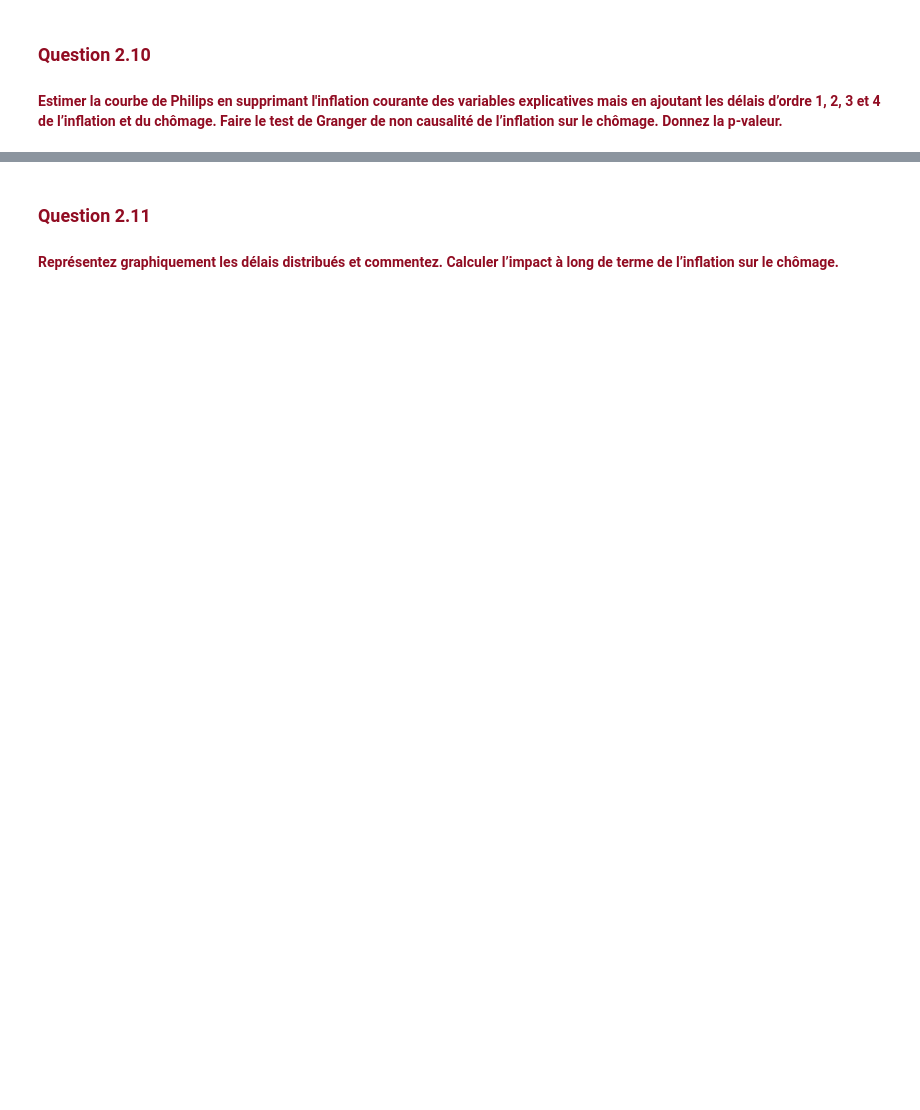
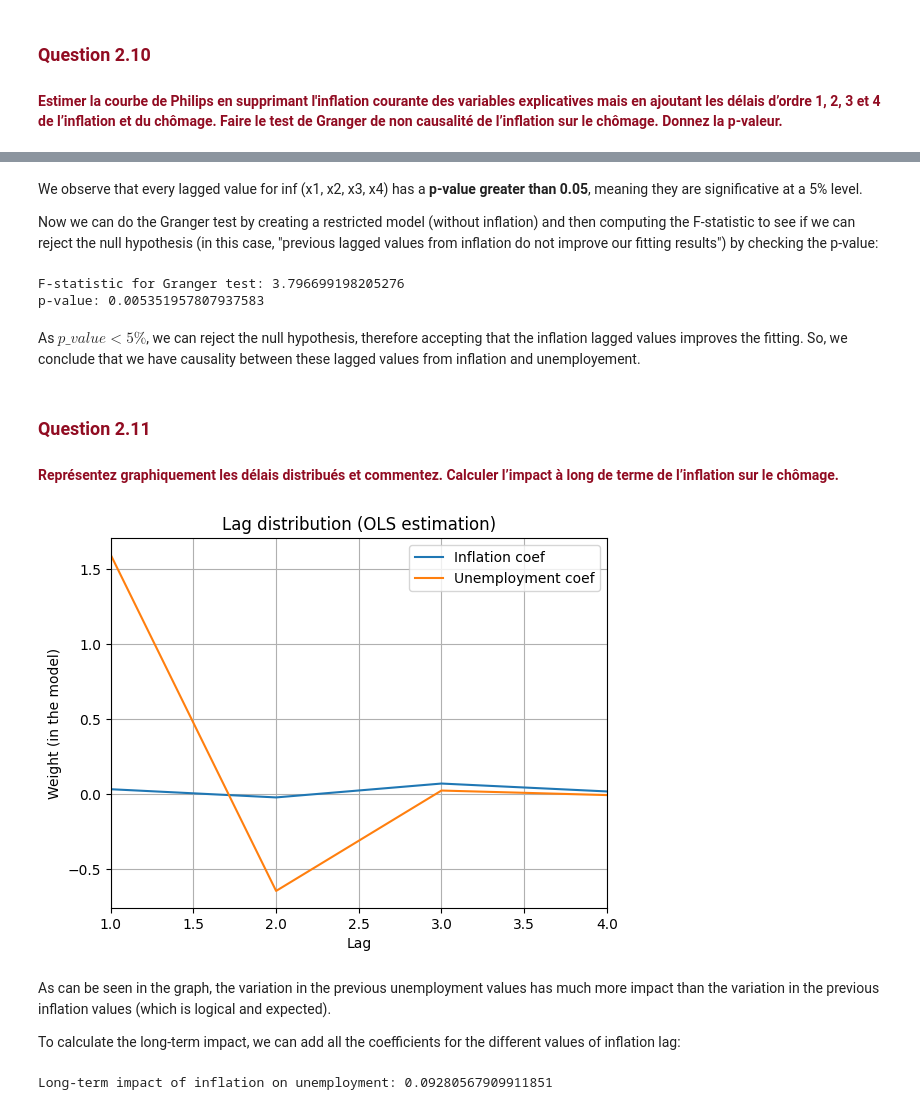
Before and after one commit to mauro7x/MODS202, a Jupyter notebook: Project.ipynb, the cells around one changed output, grey strips where cells are left out. Drawn from its saved outputs; the diff is of its cells as text; code cells hidden in the pictures; blank space fills up the shorter version.

```diff
--- a/Project.ipynb
+++ b/Project.ipynb
@@ -907,0 +1040,26 @@ Granger de non causalité de l’inflation sur le chômage. Donnez la p-valeur.<
+# %%
+max_lag = 4
+lagged_infs = lag_values(inf, max_lag)
+lagged_unemps = lag_values(unemp, max_lag)
+n = len(inf) - max_lag
+const = np.ones(n)
+y = unemp[max_lag:]
+# %%
+# Unrestricted model
+
+X_ur = np.column_stack(
+    (const,
+     lagged_infs[1],
+     lagged_infs[2],
+     lagged_infs[3],
+     lagged_infs[4],
+     lagged_unemps[1],
+     lagged_unemps[2],
+     lagged_unemps[3],
+     lagged_unemps[4]
+    )
+)
+k_ur = X_ur.shape[1]
+
+results_ur = sm.OLS(y, X_ur).fit()
+print(results_ur.summary())
@@ -907,0 +1084,4 @@ Granger de non causalité de l’inflation sur le chômage. Donnez la p-valeur.<
+# %% [markdown]
+We observe that every lagged value for inf (x1, x2, x3, x4) has a **p-value greater than 0.05**, meaning they are significative at a 5% level.
+
+Now we can do the Granger test by creating a restricted model (without inflation) and then computing the F-statistic to see if we can reject the null hypothesis (in this case, "previous lagged values from inflation do not improve our fitting results") by checking the p-value:
@@ -908,3 +1102,43 @@ Granger de non causalité de l’inflation sur le chômage. Donnez la p-valeur.<
+# %%
+# Test
+
+SSR_ur = results_ur.ssr
+SSR_r = results_r.ssr
+
+F = ((SSR_r - SSR_ur) / (k_ur - k_r)) / ((SSR_ur) / (n - k_ur))
+print(f"F-statistic for Granger test: {F}")
+
+p_v = f.sf(F, k_ur - k_r, n - k_ur)
+print(f"p-value: {p_v}")
+# %% [output]
+F-statistic for Granger test: 3.796699198205276
+p-value: 0.005351957807937583
+# %% [markdown]
+As $p\_value \lt 5\%$, we can reject the null hypothesis, therefore accepting that the inflation lagged values improves the fitting. So, we conclude that we have causality between these lagged values from inflation and unemployement.
 # %% [markdown]
 <h3 style='color: #910c22;'>Question 2.11</h3>
 <h4 style='color: #910c22;'>Représentez graphiquement les délais distribués et commentez. Calculer l’impact à long de terme de l’inflation sur le chômage.</h4>
+# %%
+lags = np.arange(1, max_lag + 1)
+b_inf = results_ur.params[1:5]
+b_unemp = results_ur.params[5:]
+
+plt.plot(lags, b_inf, label="Inflation coef")
+plt.plot(lags, b_unemp, label="Unemployment coef")
+plt.title('Lag distribution (OLS estimation)', fontsize=12)
+plt.xlabel('Lag')
+plt.ylabel('Weight (in the model)')
+plt.xlim(lags[0], lags[-1])
+plt.grid()
+plt.legend()
+plt.show()
+# %% [output]
+[figure, added]
+# %% [markdown]
+As can be seen in the graph, the variation in the previous unemployment values has much more impact than the variation in the previous inflation values (which is logical and expected).
+
+To calculate the long-term impact, we can add all the coefficients for the different values of inflation lag:
+# %%
+print(f"Long-term impact of inflation on unemployment: {sum(b_inf)}")
+# %% [output]
+Long-term impact of inflation on unemployment: 0.09280567909911851
```
Also changed, not shown: parts of 33 cells of this notebook.
